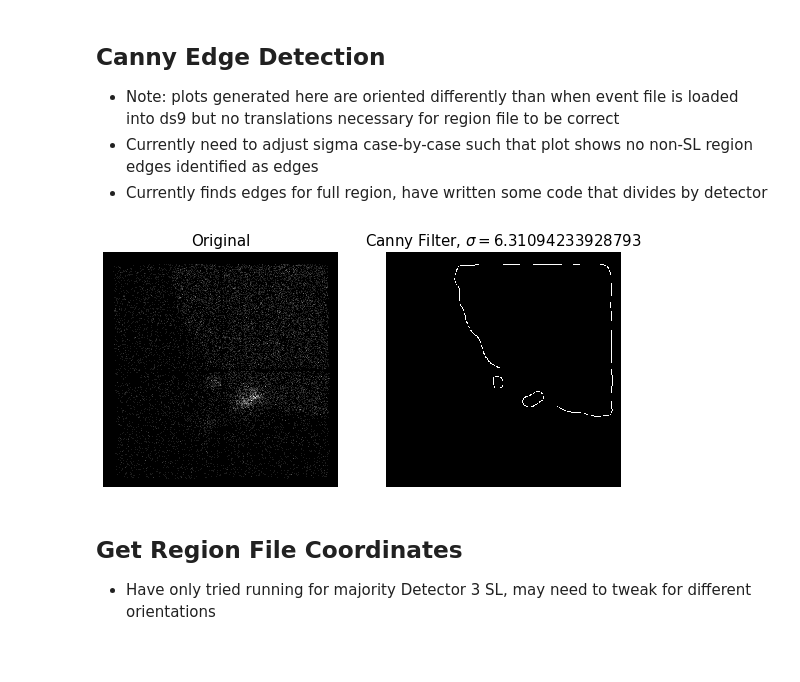
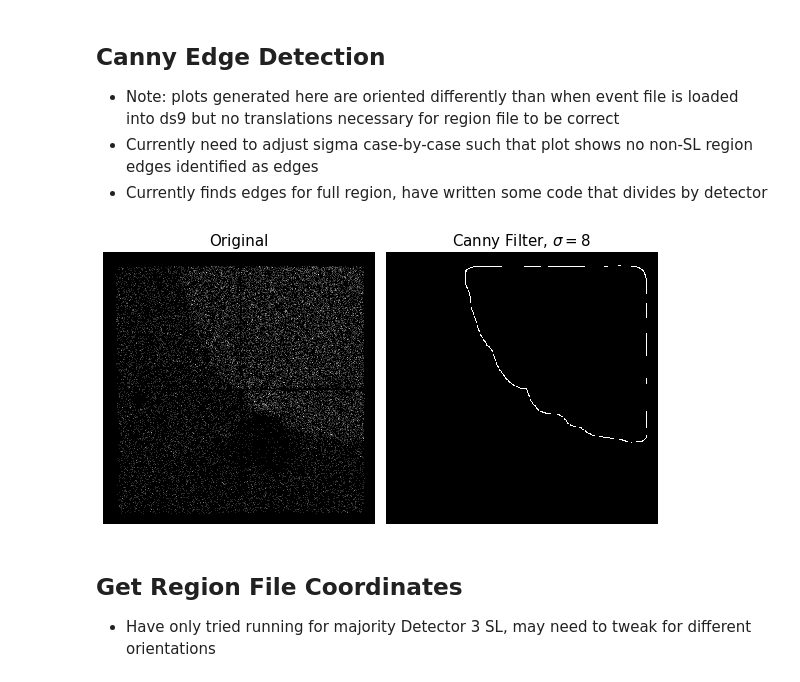
Before and after one commit to ellen-thompson/region-generation, a Jupyter notebook: region_files_using_canny.ipynb, the cells around one changed output. Cells and saved outputs as stored; diff of their text form; code cells hidden in the pictures; blank space fills up the shorter version.

```diff
--- a/region_files_using_canny.ipynb
+++ b/region_files_using_canny.ipynb
@@ -16,7 +16,7 @@ from skimage import feature
 /Users/ellenthompson/Desktop/SL_Analysis/60061213002/event_cl
 # %%
 #plug in name of event file
-name_of_event_file = "nu60061213002A01_cl.evt"
+name_of_event_file = "extracted_point_source.evt"
 
 #define energy cut variables
 energy_cut_channel_min = 36
@@ -60,8 +60,8 @@ cut_counts = np.hstack(cut_counts_arrays[0])
 cut_counts_binned = np.split(cut_counts,360)
 im = np.column_stack(cut_counts_binned)
 # %%
-#calculate standard deviation
+#generate region file WITHOUT energy cut
 counts_arrays = np.histogram2d(DET1X,DET1Y, [360,360], range=[[0,360],[0,360]])
-counts_array = np.hstack(cut_counts_arrays[0])
-
-sigma = 11*np.std(counts_array)
+counts = np.hstack(counts_arrays[0])
+counts_binned = np.split(counts,360)
+im = np.column_stack(counts_binned)
@@ -68,25 +72,23 @@ sigma = 11*np.std(counts_array)
 # %%
-
-
-#compute the Canny filter for some value of sigma (set here to lowest value that works for my example)
-edges = feature.canny(im, sigma=6)
-
+#compute the Canny filter, adjust sigma as necessary
+edges = feature.canny(im, sigma=8)
 #display results
 fig, (ax1, ax2) = plt.subplots(nrows=1, ncols=2, figsize=(8, 5), sharex=True, sharey=True)
 
 ax1.imshow(im, cmap=plt.cm.gray)
 ax1.axis('off')
 ax1.set_title('Original', fontsize=15)
 
 ax2.imshow(edges, cmap=plt.cm.gray)
 ax2.axis('off')
-ax2.set_title(r'Canny Filter, $\sigma='+str(sigma)+'$', fontsize=15)
+#ax2.set_title(r'Canny Filter, $\sigma='+str(sigma)+'$', fontsize=15)
+ax2.set_title(r'Canny Filter, $\sigma=8$', fontsize=15)
 
 fig.tight_layout()
 
 plt.show()
 # %% [output]
-[figure, old version]
+[figure, new version]
 # %% [markdown]
 ## Get Region File Coordinates
 - Have only tried running for majority Detector 3 SL, may need to tweak for different orientations
```
Also changed, not shown: parts of 5 cells of this notebook.
